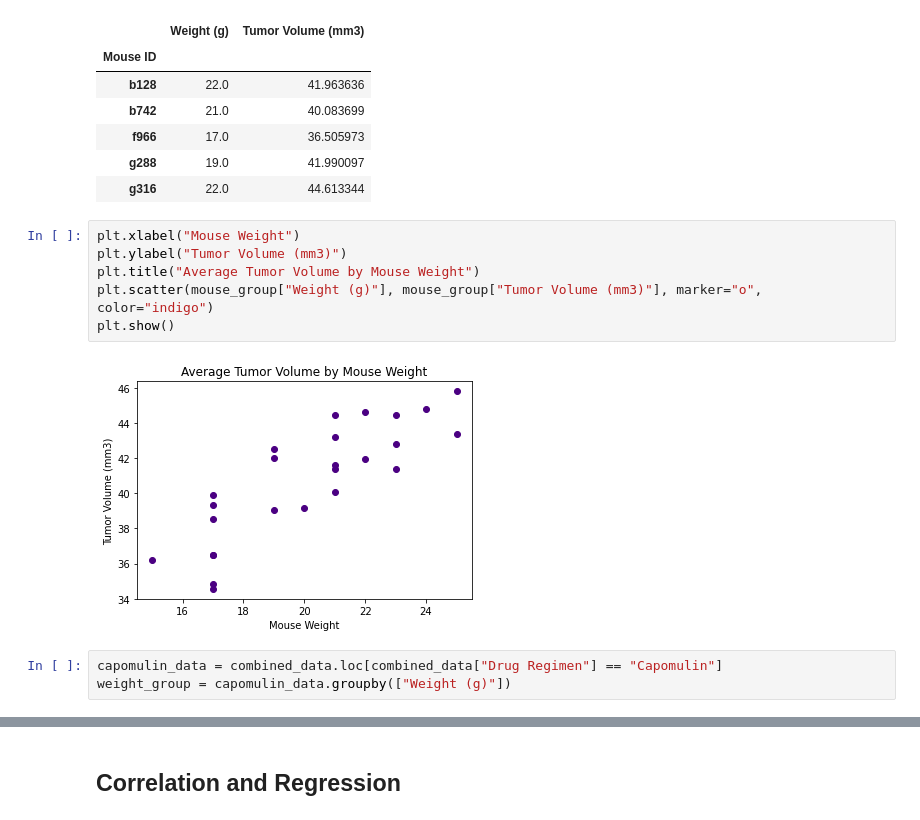
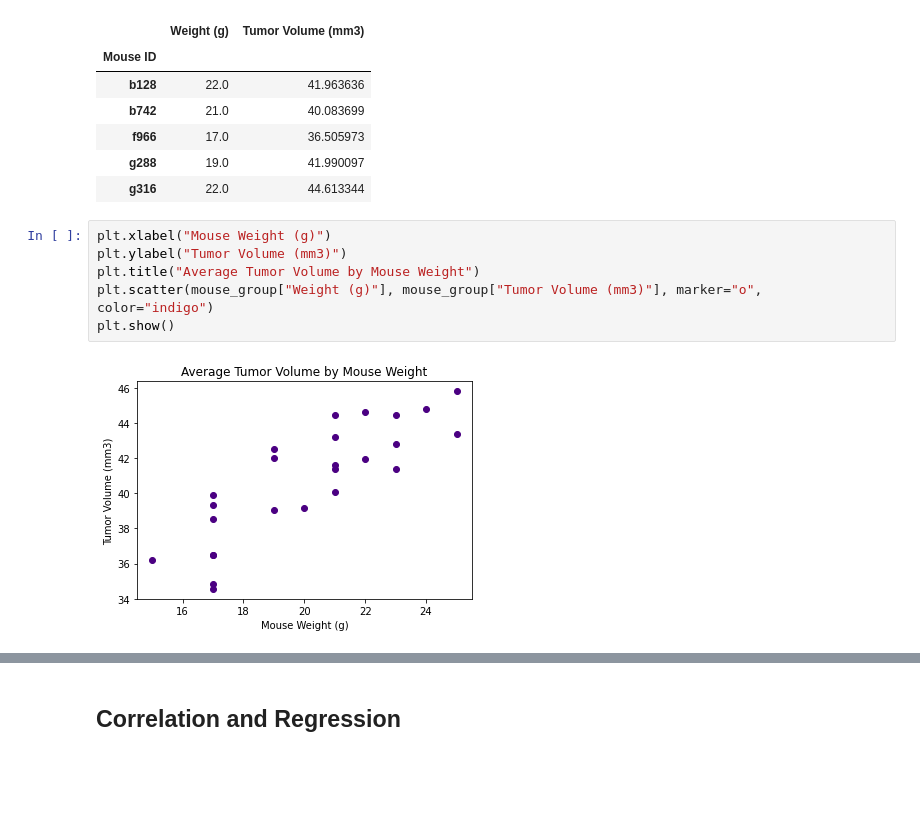
Before and after one commit to LP-116/matplotlib-challenge, a Jupyter notebook: pymaceuticals_starter.ipynb, the cells around one changed output, grey strips where cells are left out. Cells and saved outputs as stored; diff of their text form; blank space fills up the shorter version.

```diff
--- a/pymaceuticals_starter.ipynb
+++ b/pymaceuticals_starter.ipynb
@@ -432,13 +425,10 @@ mouse_group[["Weight (g)", "Tumor Volume (mm3)"]].head()
 | g288 | 19.0 | 41.990097 |
 | g316 | 22.0 | 44.613344 |
 # %%
-plt.xlabel("Mouse Weight")
+plt.xlabel("Mouse Weight (g)")
 plt.ylabel("Tumor Volume (mm3)")
 plt.title("Average Tumor Volume by Mouse Weight")
 plt.scatter(mouse_group["Weight (g)"], mouse_group["Tumor Volume (mm3)"], marker="o", color="indigo")
 plt.show()
 # %% [output]
-[figure, old version]
+[figure, new version]
-# %%
-capomulin_data = combined_data.loc[combined_data["Drug Regimen"] == "Capomulin"]
-weight_group = capomulin_data.groupby(["Weight (g)"])
```
Also changed, not shown: parts of 6 cells of this notebook.
